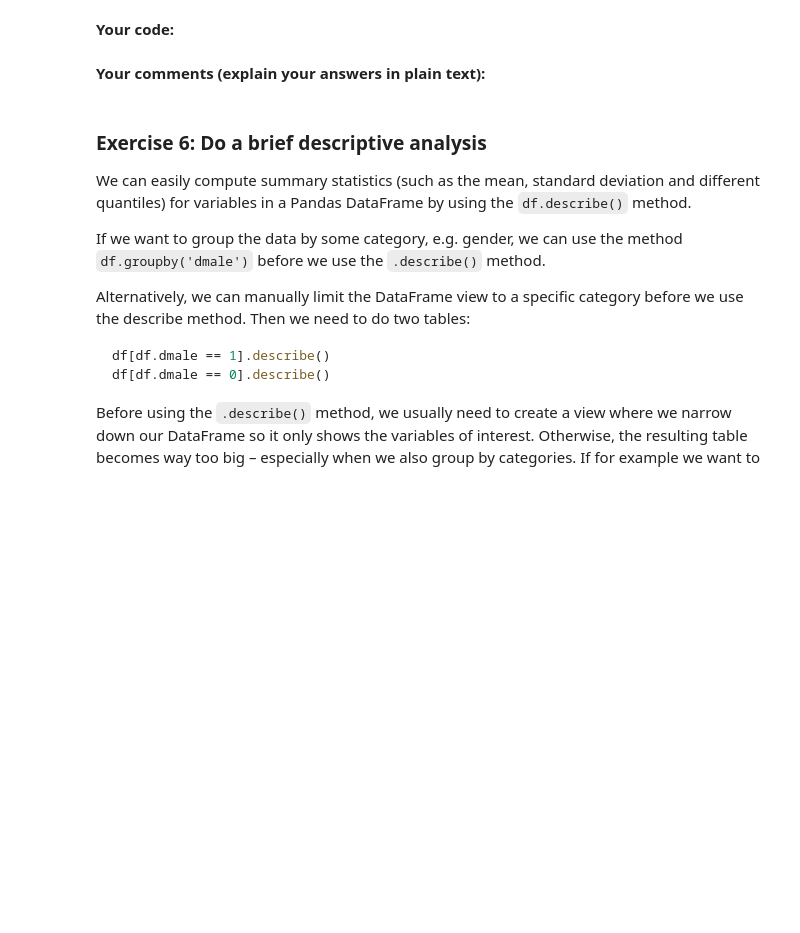
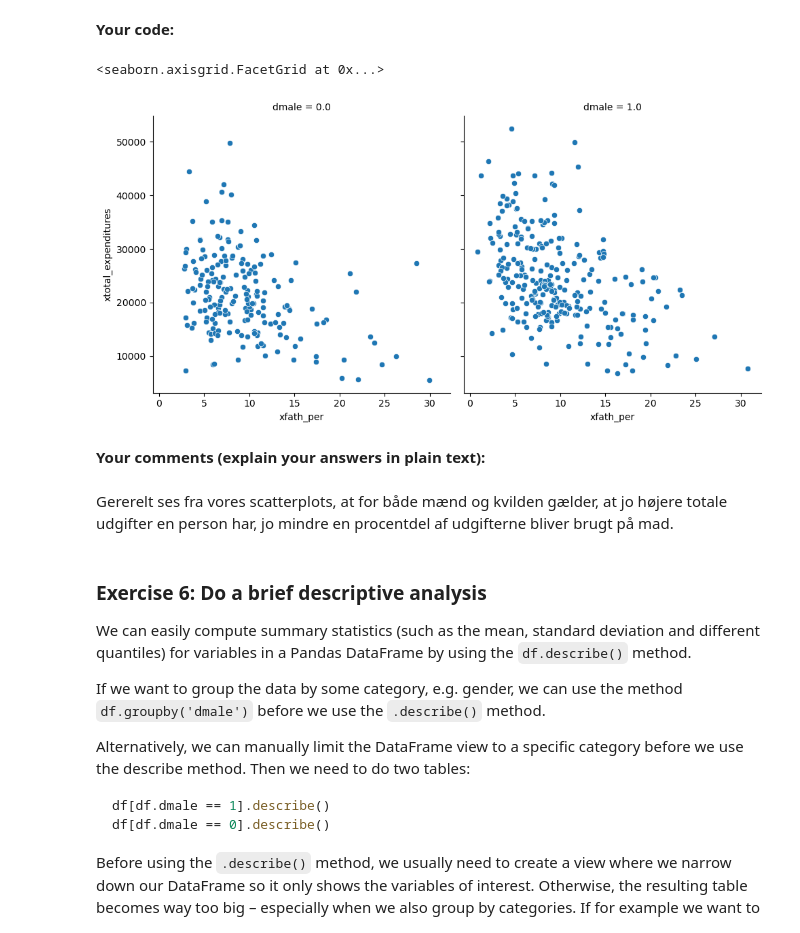
Before and after one commit to xjm617/EconometricsA, a Jupyter notebook: 2_class/PS1_EngelCurves/ex_ante.ipynb, the cells around one changed output. Cells and saved outputs as stored; diff of their text form; code cells hidden in the pictures; blank space fills up the shorter version.

```diff
--- a/2_class/PS1_EngelCurves/ex_ante.ipynb
+++ b/2_class/PS1_EngelCurves/ex_ante.ipynb
@@ -130,6 +130,9 @@ Make sure to assign the DataFrame to a variable so we can access it later. You c
 **Task:** Load the data and assign it to a variable
 
 **Your code:**
+# %%
+import pandas as pd
+df = pd.read_stata('engel.dta')
 # %% [markdown]
 ### Exercise 2: Examine the data
 You can get an overview of the data by calling the variable you assigned the DataFrame to. If you named the variable `df`, you simply run the command `df` to get an overview.
@@ -221,3 +252,9 @@ The argument `axis=1` tells Pandas to compute the horizontal sum instead of the
 **Task:** Now, construct a variable in the DataFrame for total expenditures across all 11 expenditure categories.
 
 **Your code:**
+# %%
+vars = ['xfath', 'xrest', 'xhhop', 'xwcloth', 'xmcloth', 'xtran', 'xcare', 'xrecr', 'xtob', 'xalc', 'xtot']
+
+df['xtotal_expenditures'] = df[vars].sum(axis=1)
+
+df.columns
@@ -226,3 +272,14 @@ The argument `axis=1` tells Pandas to compute the horizontal sum instead of the
 **Task:** Create three new variables in the DataFrame where you compute the expenditure share for the food, clothes and alcohol categories. In other words: Calculate how big a percentage of the total expenditures each of these categories constitute.
 # %% [markdown]
 **Your code:**
+# %%
+df['xfath_per'] = (df['xfath']/df['xtotal_expenditures'] )*100
+print(df['xfath_per'])
+
+df['xcloth_total'] = df['xwcloth'] + df['xmcloth']
+
+df['xcloth_total_per'] = (df['xcloth_total']/df['xtotal_expenditures'] )*100
+print(df['xcloth_total_per'])
+
+df['xalc_per'] = (df['xalc']/df['xtotal_expenditures'] )*100
+print(df['xalc_per'])
@@ -261,8 +336,17 @@ Do you generally see a positive, negative or no correlation between the expendit
 share on food (clothing, alcohol) and total expenditures?
 # %% [markdown]
 **Your code:**
+# %%
+import seaborn as sns
+
+sns.relplot(x='xfath_per', y='xtotal_expenditures', col='dmale', data=df)
+# %% [output]
+<seaborn.axisgrid.FacetGrid at 0x...>
+[figure, added]
 # %% [markdown]
 **Your comments (explain your answers in plain text):**
+# %% [markdown]
+Gererelt ses fra vores scatterplots, at for både mænd og kvilden gælder, at jo højere totale udgifter en person har, jo mindre en procentdel af udgifterne bliver brugt på mad.
 # %% [markdown]
 
 
```
Also changed, not shown: parts of 6 cells of this notebook, 1 other file.
